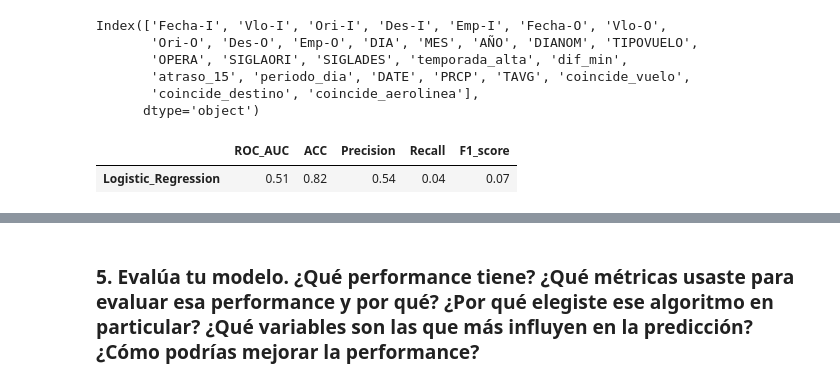
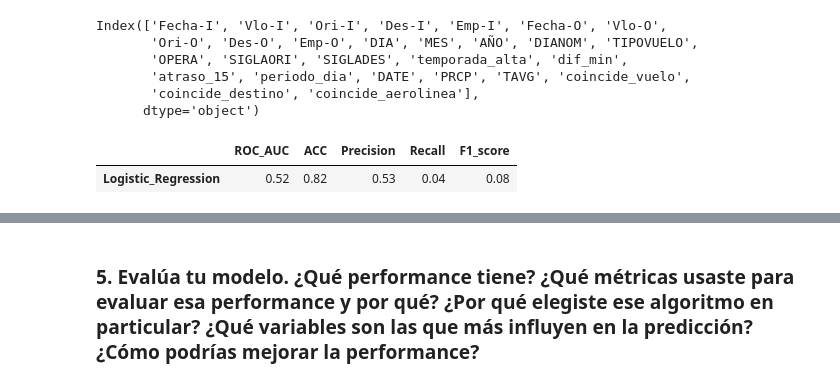
Before and after one commit to dpandelarab/challenge_latam, a Jupyter notebook: solution.ipynb, the cells around one changed output, grey strips where cells are left out. Saved outputs shown, nothing was run; the diff lists cells and outputs as text; code cells hidden in the pictures.

```diff
--- a/solution.ipynb
+++ b/solution.ipynb
@@ -327,34 +327,36 @@ Index(['Fecha-I', 'Vlo-I', 'Ori-I', 'Des-I', 'Emp-I', 'Fecha-O', 'Vlo-O',
        'coincide_destino', 'coincide_aerolinea'],
       dtype='object')
 # %%
-exogs = ['DIANOM','TIPOVUELO','OPERA','SIGLADES','temporada_alta','periodo_dia',
+exogs = ['DIANOM','TIPOVUELO','OPERA','SIGLADES','temporada_alta','periodo_dia','MES',
          'PRCP','TAVG','coincide_vuelo','coincide_destino','coincide_aerolinea']
 
 
-one_hot_columns = ['DIANOM','TIPOVUELO','OPERA','SIGLADES','periodo_dia']
+one_hot_columns = ['DIANOM','TIPOVUELO','OPERA','SIGLADES','periodo_dia','MES']
 
 df_ = one_hot(df,one_hot_columns)
 
 exogs_one_hot = list(set(exogs).difference(set(one_hot_columns))) + list(df_.columns.difference(df.columns))
 X=df_[exogs_one_hot]
 y=df.atraso_15
 
 # split into train/test sets
 trainX, testX, trainy, testy = train_test_split(X, y, test_size=0.25, random_state=seed)
 
-model = LogisticRegression(solver='lbfgs',max_iter=5000)
-model.fit(trainX, trainy)
+model_lr = LogisticRegression(solver='lbfgs',max_iter=5000)
+model_lr.fit(trainX, trainy)
 
-yhat = model.predict(testX)
+yhat = model_lr.predict(testX)
 # prob_positive = yhat[:,1]
+
+#performance metrics
 roc_auc = roc_auc_score(testy,yhat)
 accuracy = accuracy_score(testy,yhat)
 precision = precision_score(testy,yhat)
 recall = recall_score(testy,yhat)
 f1score = f1_score(testy,yhat)
 lr_metrics = pd.DataFrame({'ROC_AUC':roc_auc,'ACC':accuracy,'Precision':precision,'Recall':recall,'F1_score':f1score},index=['Logistic_Regression'])
 lr_metrics
 # %% [output]
 |  | ROC_AUC | ACC | Precision | Recall | F1_score |
-| Logistic_Regression | 0.51 | 0.82 | 0.54 | 0.04 | 0.07 |
+| Logistic_Regression | 0.52 | 0.82 | 0.53 | 0.04 | 0.08 |
 # %%
```
Also changed, not shown: parts of 11 cells of this notebook.
